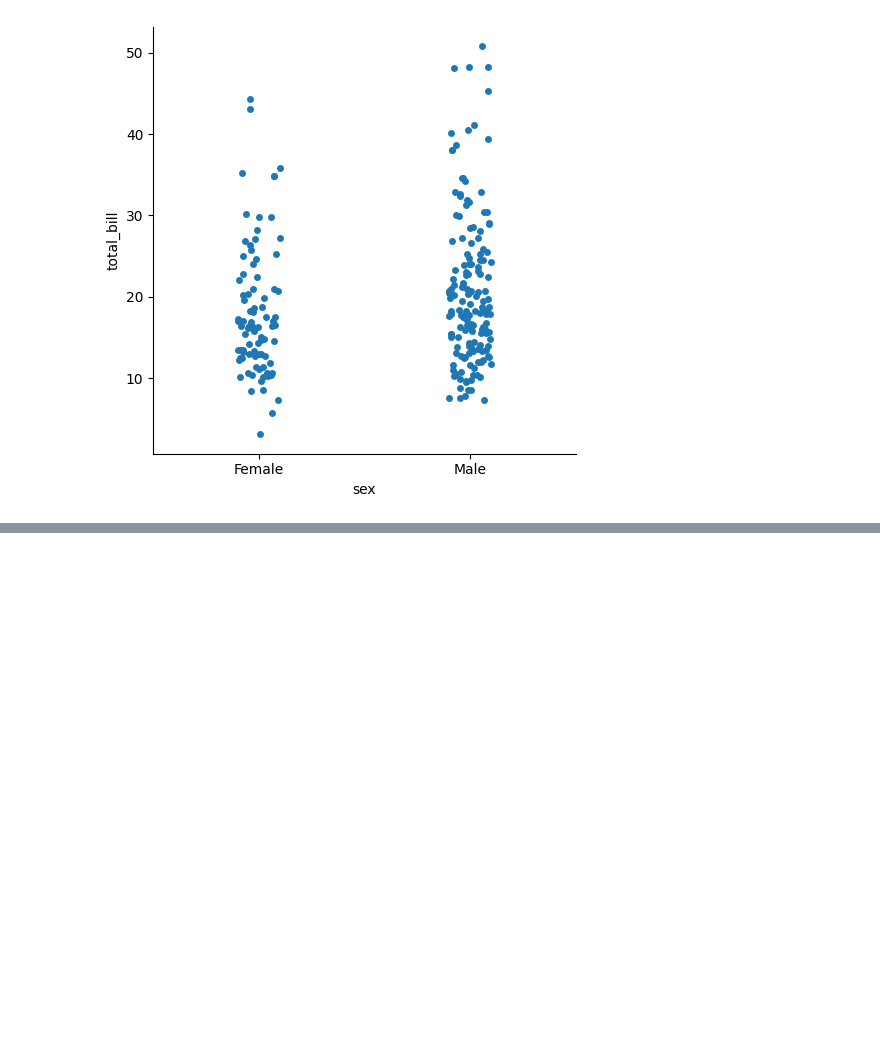
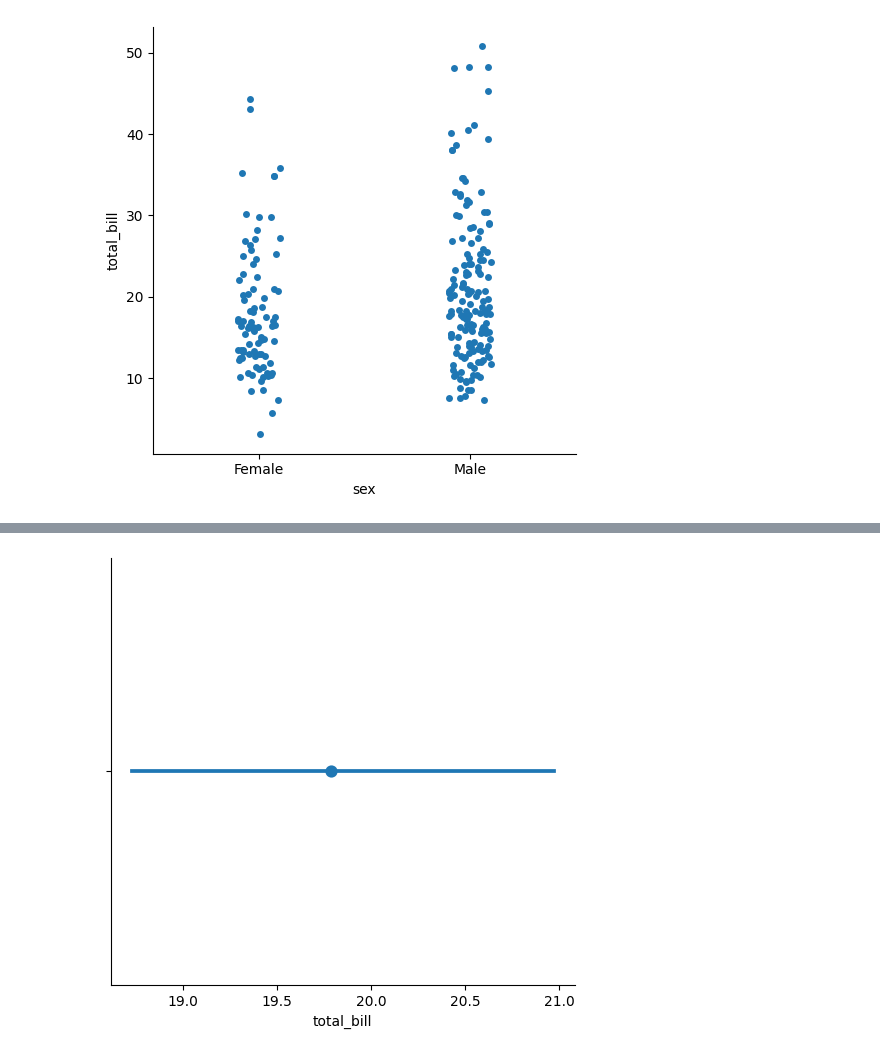
Before and after one commit to DavidTGAUTIER/mini-projects, a Jupyter notebook: Pandas-Stats/stats.ipynb, the cells around one changed output, grey strips where cells are left out. Saved outputs shown, nothing was run; the diff lists cells and outputs as text; code cells hidden in the pictures; blank space fills up the shorter version.

```diff
--- a/Pandas-Stats/stats.ipynb
+++ b/Pandas-Stats/stats.ipynb
@@ -1163,0 +1172,4 @@ sns.catplot(data=tips, x="sex", y="total_bill", kind="strip");
+# %%
+sns.catplot(data=tips, x="total_bill", kind="point");
+# %% [output]
+[figure, added]
```
Also changed, not shown: parts of 14 cells of this notebook.
